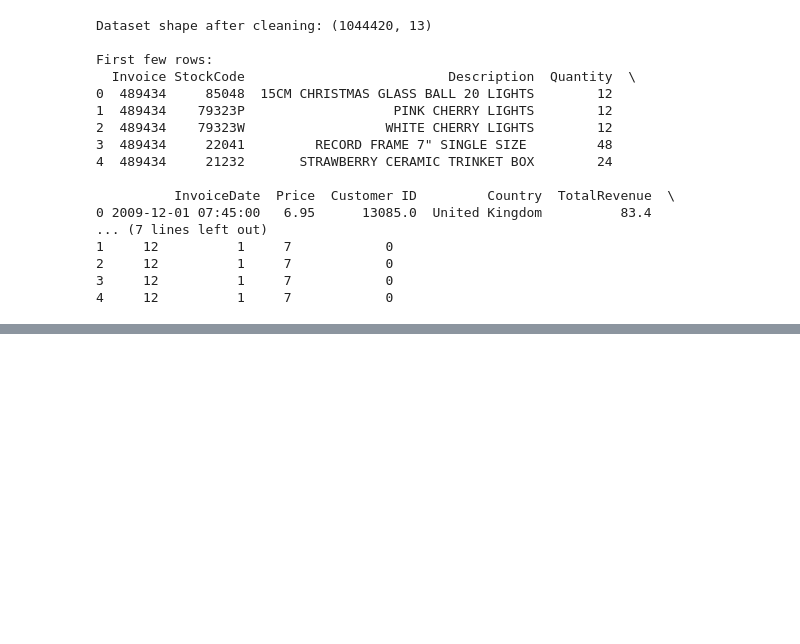
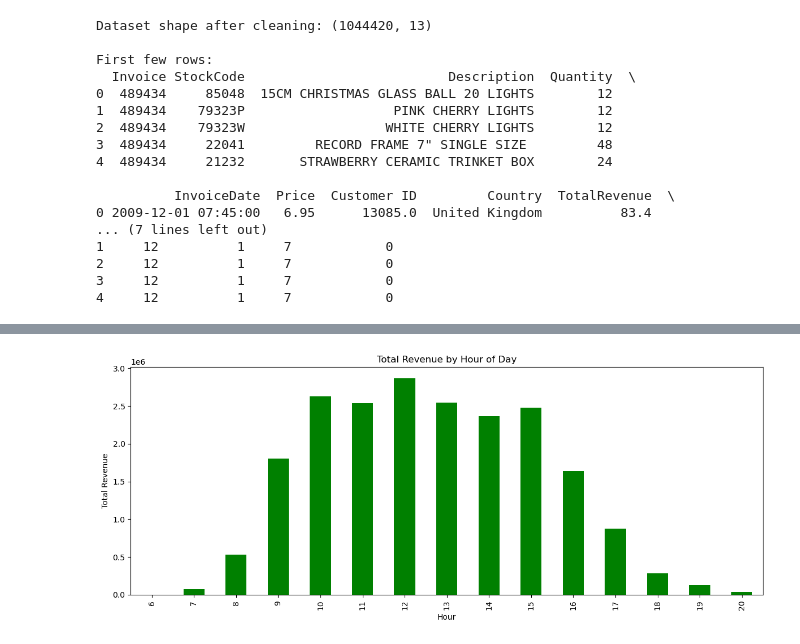
Before and after one commit to sarakreci/techlabs-ecommerce-group2, a Jupyter notebook: analysis-1.ipynb, the cells around one changed output, grey strips where cells are left out. Saved outputs shown, nothing was run; the diff lists cells and outputs as text; code cells hidden in the pictures; blank space fills up the shorter version.

```diff
--- a/analysis-1.ipynb
+++ b/analysis-1.ipynb
@@ -42,0 +93,13 @@ First few rows:
+# %%
+hourly_revenue = df_clean.groupby('Hour')['TotalRevenue'].sum()
+
+plt.figure(figsize=(12, 5))
+hourly_revenue.plot(kind='bar', color='green')
+plt.title('Total Revenue by Hour of Day')
+plt.xlabel('Hour')
+plt.ylabel('Total Revenue')
+plt.tight_layout()
+plt.savefig('hourly_revenue.png')
+plt.show()
+# %% [output]
+[figure, added]
```
Also changed, not shown: parts of 5 cells of this notebook.
